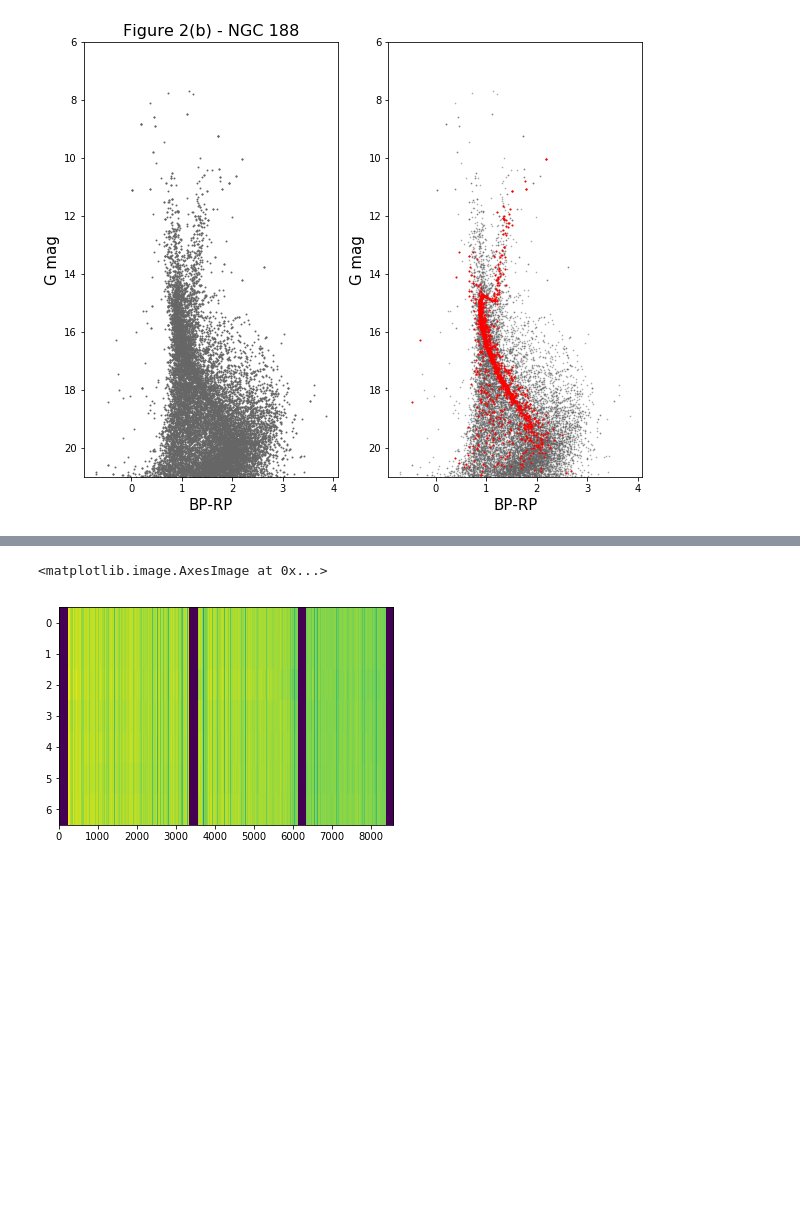
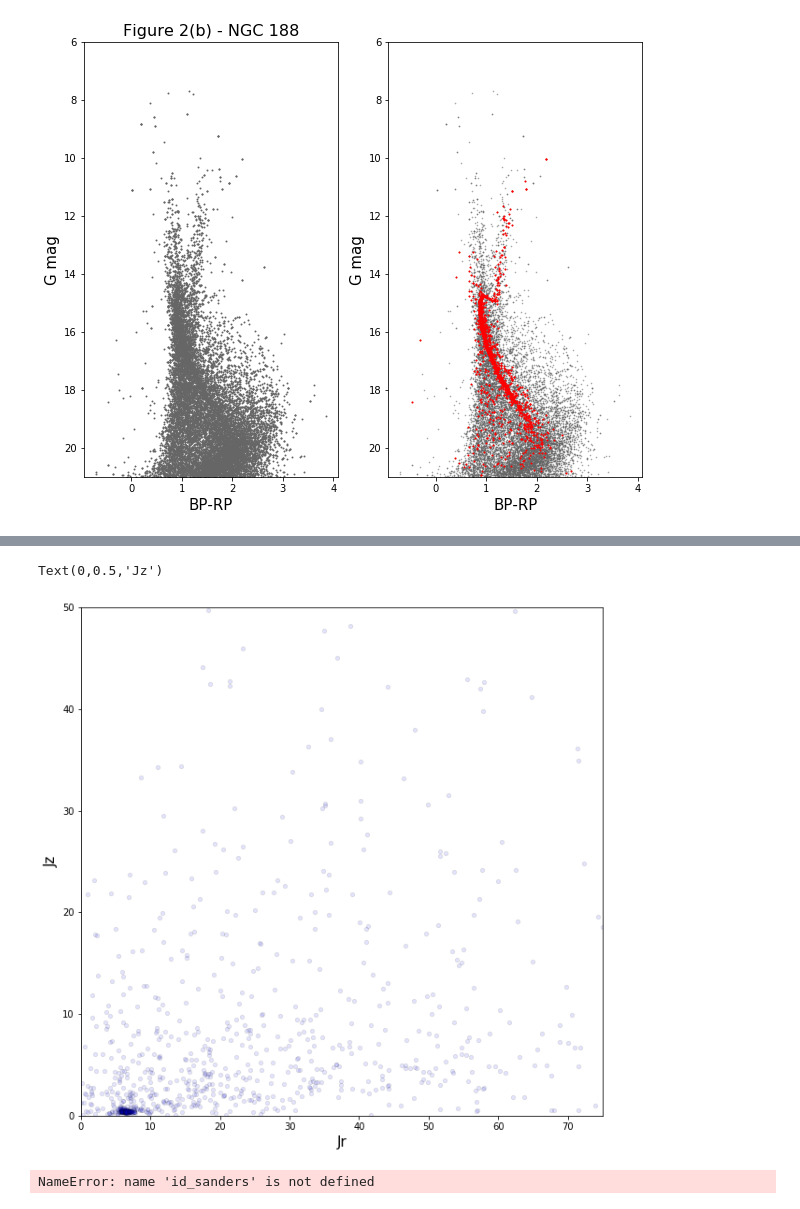
Before and after one commit to AndyTza/modern_astro, a Jupyter notebook: ModernStellarAstrophysicsHomework-3.ipynb, the cells around one changed output, grey strips where cells are left out. Cells and saved outputs as stored; diff of their text form; code cells hidden in the pictures; blank space fills up the shorter version.

```diff
--- a/ModernStellarAstrophysicsHomework-3.ipynb
+++ b/ModernStellarAstrophysicsHomework-3.ipynb
@@ -167,2 +177,23 @@ ra, dec = list(df['data']['ra']), list(df['data']['dec'])
+# %%
+plt.figure(figsize=(10,10))
+plt.scatter(jr[s_pl], jz[s_pl], s=18, edgecolor='k', color='blue', alpha=0.1)
+plt.xlim(0,75)
+plt.ylim(0,50)
+plt.xlabel('Jr', size=15)
+plt.ylabel('Jz', size=15)
+# %% [output]
+Text(0,0.5,'Jz')
+[figure, added]
+# %%
+# crossmatch id's to find pleiades and NGC 188 stars
+id_sanders = np.sort(np.array(id_sanders))
+jz = np.array(jz)
+jr = np.array(jr)
+lz = np.array(lz)
+sanders = np.ndarray(shape=(len(jz),4))
+sanders[:,0] = id_sanders
+sanders[:,1], sanders[:,2], sanders[:,3] = jz, jr, lz
+# %% [output]
+NameError: name 'id_sanders' is not defined
 # %%
 from astropy.io import fits
@@ -171,7 +203,0 @@ da = fits.open("/Users/iraf1/Downloads/apStar-r8-2M03343803+7133452.fits")
-# %%
-inf = da[1]
-
-plt.imshow(inf.data, aspect='auto')
-# %% [output]
-<matplotlib.image.AxesImage at 0x...>
-[figure, removed]
```
Also changed, not shown: parts of 16 cells of this notebook.
